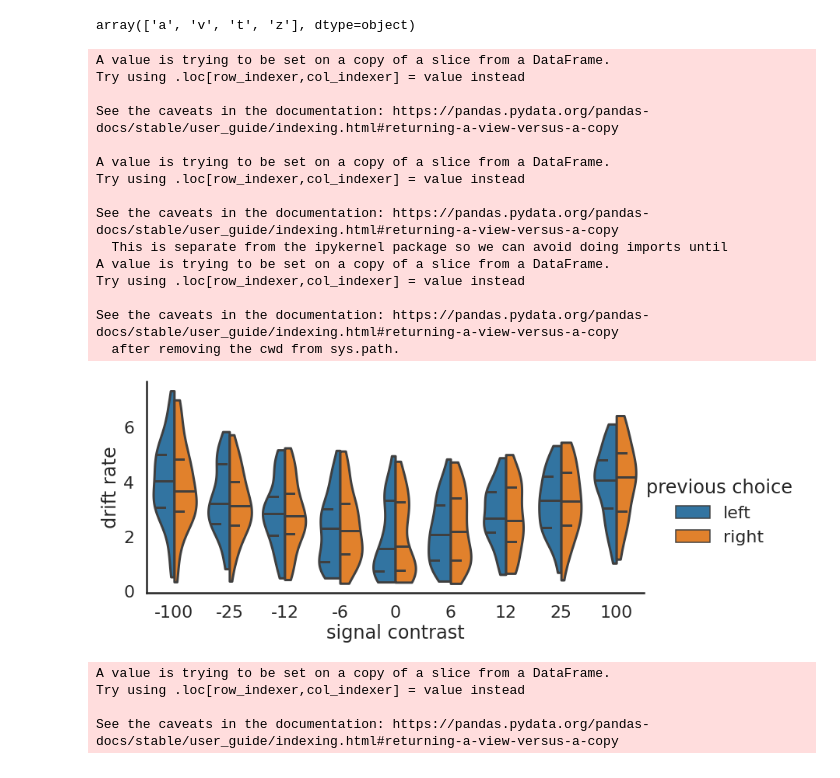
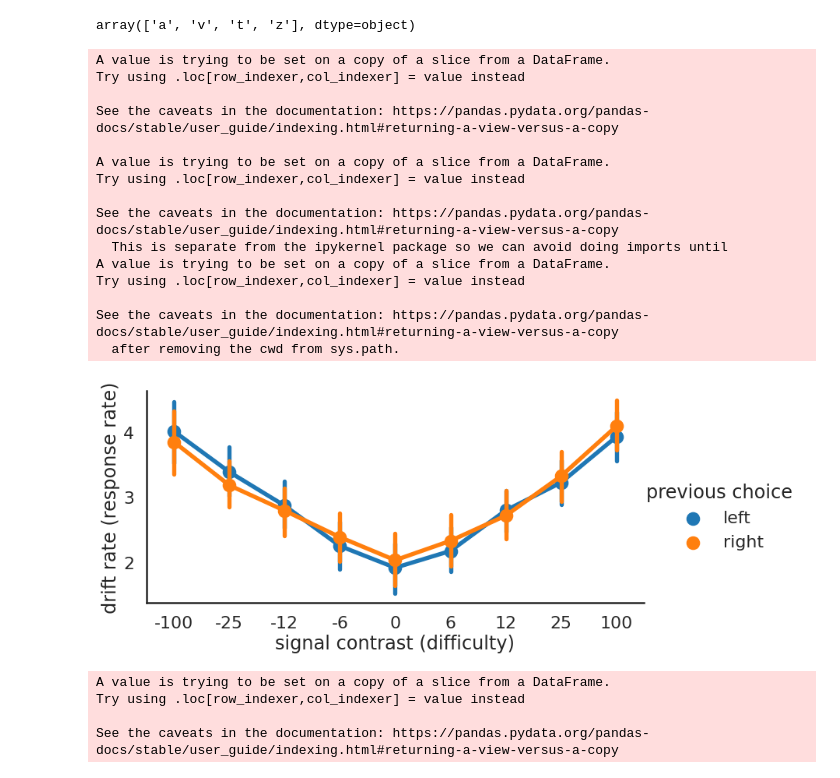
Before and after one commit to nmningmei/NMA-2021-behavioral-IBL, a Jupyter notebook: plot.ipynb, the cells around one changed output. Drawn from its saved outputs; the diff is of its cells as text; code cells hidden in the pictures.

```diff
--- a/plot.ipynb
+++ b/plot.ipynb
@@ -66,40 +66,38 @@ array(['a', 'v', 't', 'z'], dtype=object)
 # %%
 df_plot = stats_picked[stats_picked['parameter_name']== 'v']
 df_plot['temp'] = df_plot['parameters'].apply(lambda x: re.findall('\(([^)]+)',x)[0])
 df_plot['signed_contrast'] = df_plot['temp'].apply(lambda x : int(x.split('.')[1]))
 df_plot['previous choice'] = df_plot['temp'].apply(lambda x : x.split('.')[0])
 g = sns.catplot(x = 'signed_contrast',
                 y = 'mean',
                 hue = 'previous choice',
                 data = df_plot,
-                kind = 'violin',
+                kind = 'point',
                 aspect = 2,
-                **dict(cut = 0,
-                       inner = 'quartile',
-                       split = True))
+                dogde = True,)
 g.set(
-    xlabel = 'signal contrast',
-    ylabel = 'drift rate')
+    xlabel = 'signal contrast (difficulty)',
+    ylabel = 'drift rate (response rate)')
 ax = g.axes.flatten()[0]
 ax.spines['top'].set_visible(False)
 ax.spines['right'].set_visible(False)
 # %% [output]
 A value is trying to be set on a copy of a slice from a DataFrame.
 Try using .loc[row_indexer,col_indexer] = value instead
 
 See the caveats in the documentation: https://pandas.pydata.org/pandas-docs/stable/user_guide/indexing.html#returning-a-view-versus-a-copy
 
 A value is trying to be set on a copy of a slice from a DataFrame.
 Try using .loc[row_indexer,col_indexer] = value instead
 
 See the caveats in the documentation: https://pandas.pydata.org/pandas-docs/stable/user_guide/indexing.html#returning-a-view-versus-a-copy
   This is separate from the ipykernel package so we can avoid doing imports until
 A value is trying to be set on a copy of a slice from a DataFrame.
 Try using .loc[row_indexer,col_indexer] = value instead
 
 See the caveats in the documentation: https://pandas.pydata.org/pandas-docs/stable/user_guide/indexing.html#returning-a-view-versus-a-copy
   after removing the cwd from sys.path.
-[figure, old version]
+[figure, new version]
 # %%
 df_plot = stats_picked[stats_picked['parameter_name']== 'a']
 df_plot['information'] = df_plot['mean'].apply(np.log2)
```
Also changed, not shown: parts of 2 cells of this notebook.
